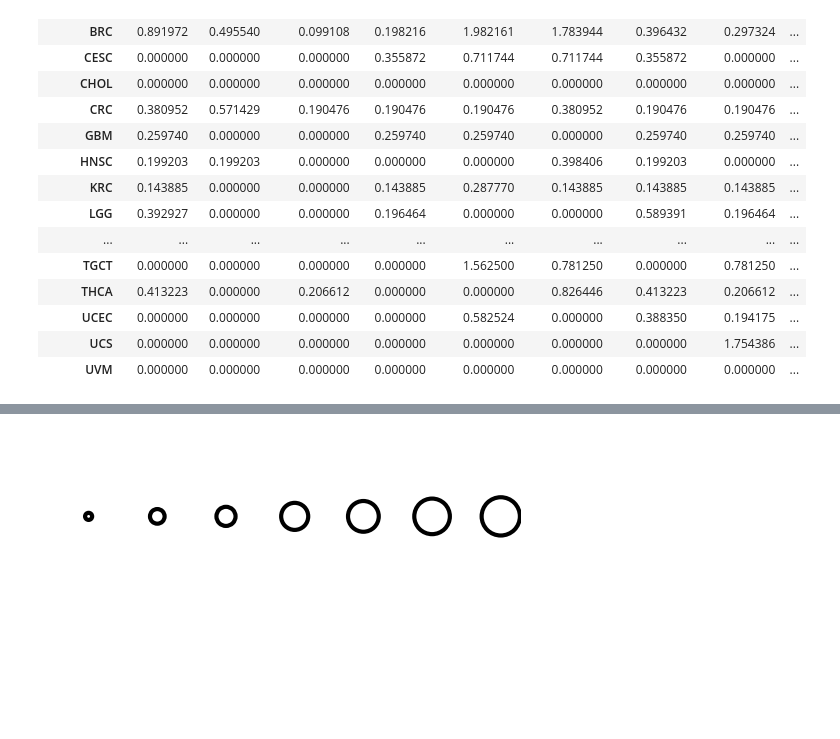
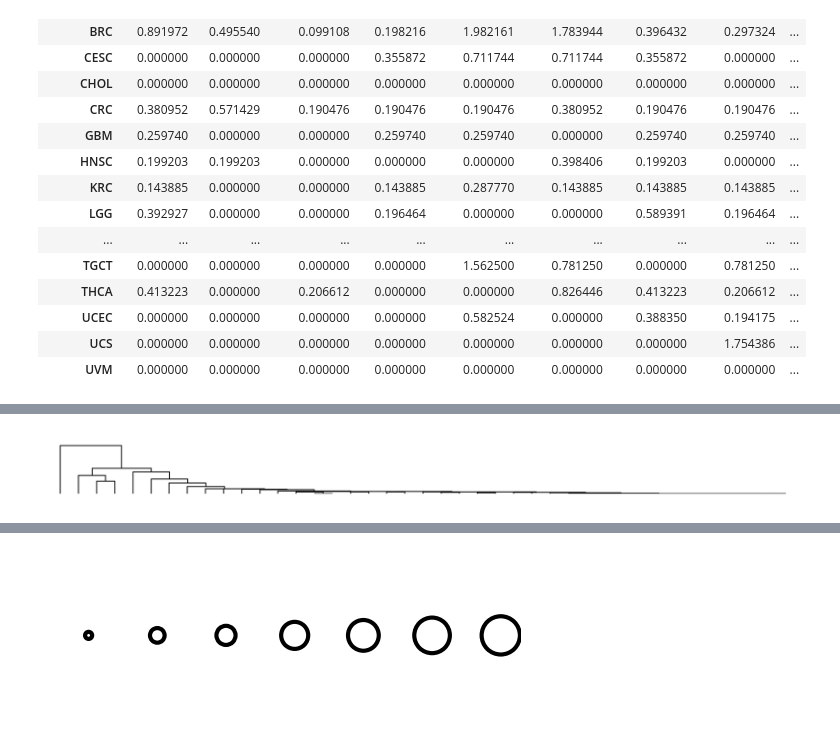
Before and after one commit to shirotak/pancancer_hrd_analysis, a Jupyter notebook: scripts/Figure2_3A.ipynb, the cells around one changed output, grey strips where cells are left out. Cells and saved outputs as stored; diff of their text form; code cells hidden in the pictures; blank space fills up the shorter version.

```diff
--- a/scripts/Figure2_3A.ipynb
+++ b/scripts/Figure2_3A.ipynb
@@ -212,0 +292,14 @@ s_mut_ratio_order=s_mut_ratio.loc[  cancer_mean_hrd_order, s_gene_order  ]
+# %%
+set_link_color_palette(["k"])
+fig=plt.figure( figsize=(7.2,0.5),facecolor='w')
+ax = fig.add_subplot(1,1,1)
+with plt.rc_context({'lines.linewidth': 0.5}):
+    d2=dendrogram(Z2,labels=data.index,leaf_font_size=11
+        ,above_threshold_color="k",ax=ax,orientation="bottom" ,count_sort=True)
+ax.set_axis_off()
+ax.invert_yaxis()
+ax.set_xticks([])
+
+plt.savefig(path_to_results+"Figure2A_2.png",dpi=300,bbox_inches="tight")
+# %% [output]
+[figure, added]
```
Also changed, not shown: parts of 43 cells of this notebook, 17 other files.
